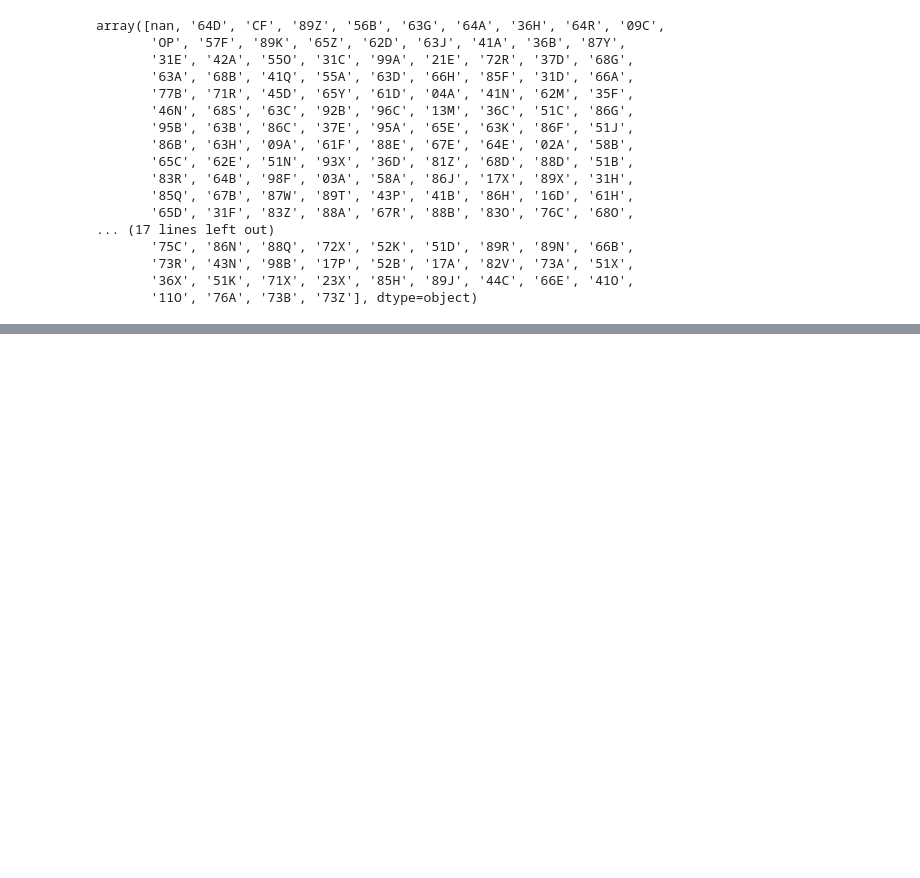
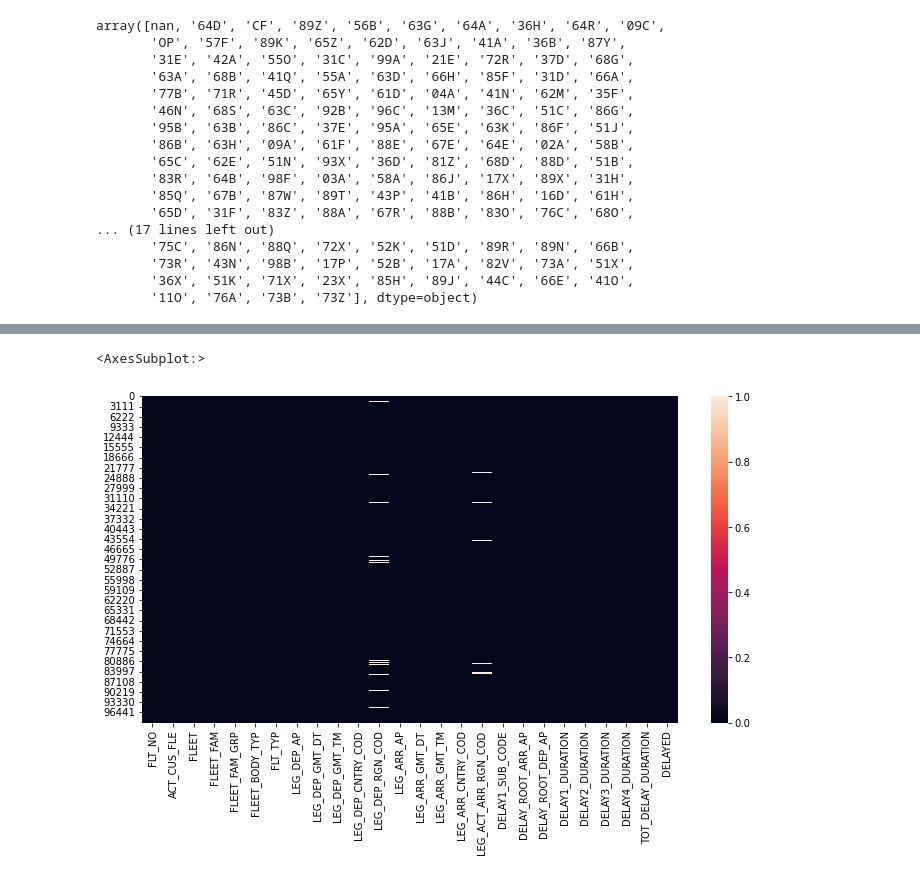
Before and after one commit to zhrballi/thy-kargo-tehir, a Jupyter notebook: kargotehirtahmin.ipynb, the cells around one changed output, grey strips where cells are left out. Saved outputs shown, nothing was run; the diff lists cells and outputs as text; code cells hidden in the pictures; blank space fills up the shorter version.

```diff
--- a/kargotehirtahmin.ipynb
+++ b/kargotehirtahmin.ipynb
@@ -207,0 +380,2 @@ array(['ND', 'GN', 'CF', 'OP'], dtype=object)
+# %%
+df['DELAY1_SUB_CODE'] = df['DELAY1_SUB_CODE'].replace('2','GN')
@@ -207,0 +392,6 @@ array(['ND', 'GN', 'CF', 'OP'], dtype=object)
+# %%
+plt.figure(figsize=(12,6))
+sns.heatmap(df.isna())
+# %% [output]
+<AxesSubplot:>
+[figure, added]
```
Also changed, not shown: parts of 83 cells of this notebook.
